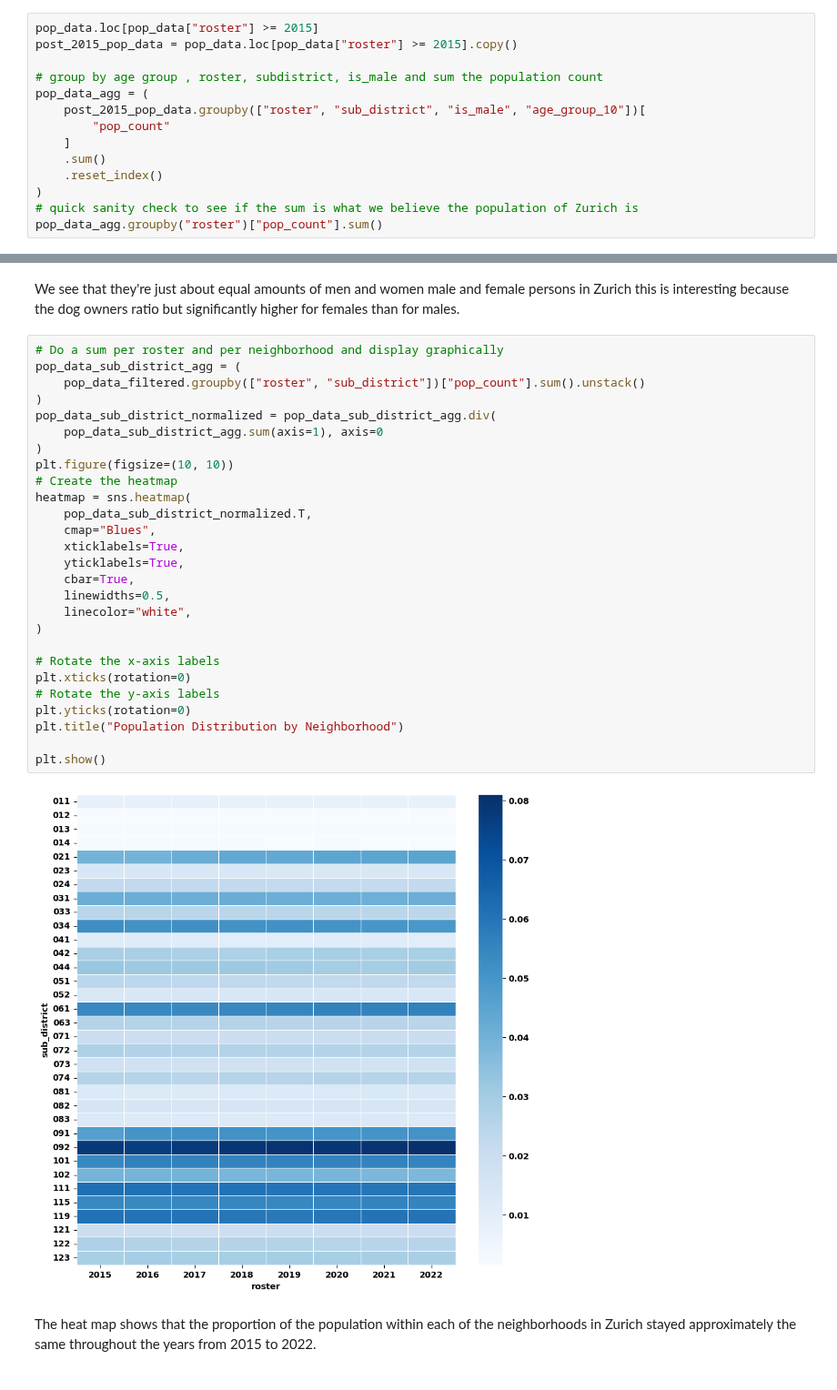
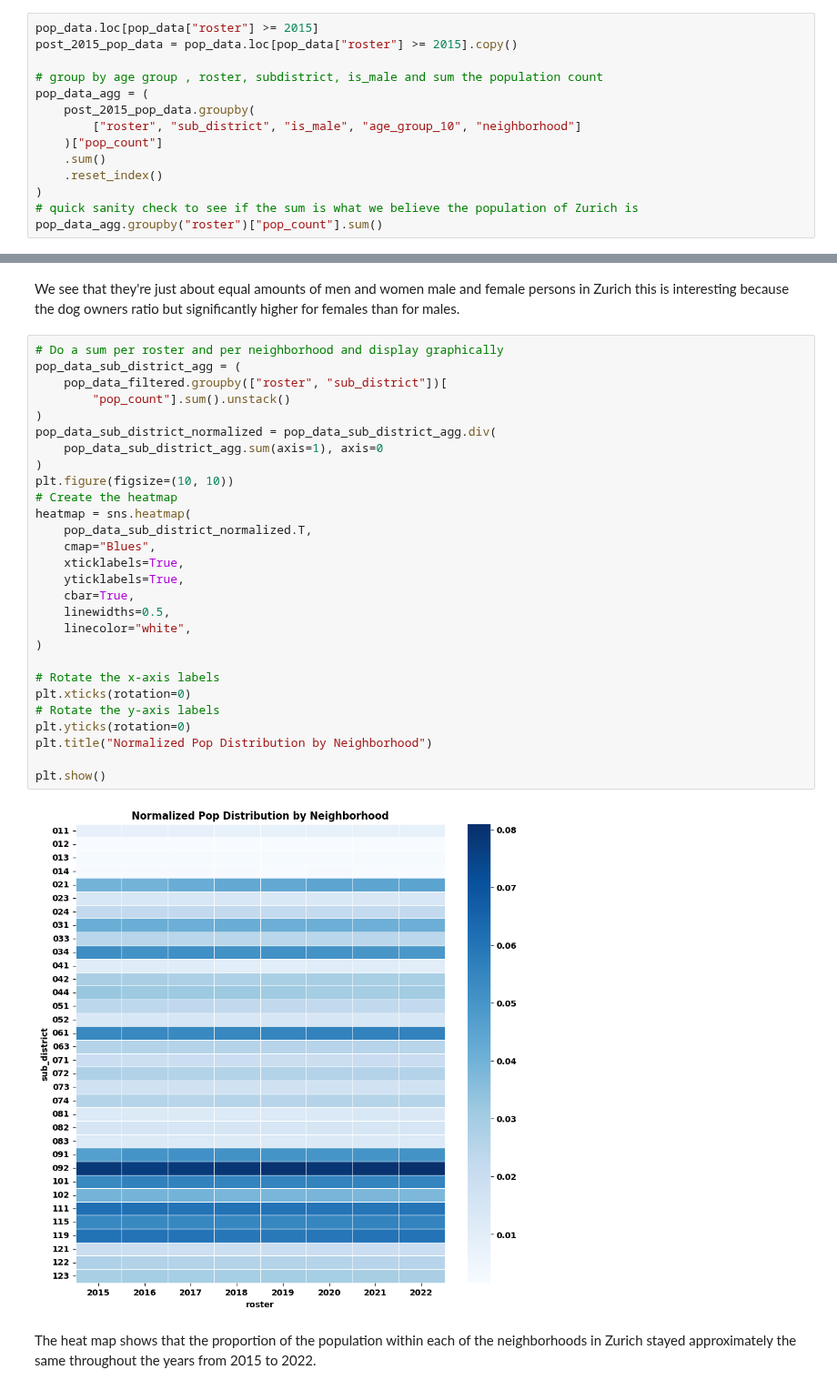
Before and after one commit to jonnross88/Springboard, a Jupyter notebook: u20_data_storytelling/zurich.ipynb, the cells around one changed output, grey strips where cells are left out. Shown at 91% size. Saved outputs shown, nothing was run; the diff lists cells and outputs as text.

```diff
--- a/u20_data_storytelling/zurich.ipynb
+++ b/u20_data_storytelling/zurich.ipynb
@@ -1300,9 +1363,9 @@ post_2015_pop_data = pop_data.loc[pop_data["roster"] >= 2015].copy()
 
 # group by age group , roster, subdistrict, is_male and sum the population count
 pop_data_agg = (
-    post_2015_pop_data.groupby(["roster", "sub_district", "is_male", "age_group_10"])[
-        "pop_count"
-    ]
+    post_2015_pop_data.groupby(
+        ["roster", "sub_district", "is_male", "age_group_10", "neighborhood"]
+    )["pop_count"]
     .sum()
     .reset_index()
 )
@@ -1368,31 +1431,32 @@ We see that they're just about equal amounts of men and women male and female pe
 # %%
 # Do a sum per roster and per neighborhood and display graphically
 pop_data_sub_district_agg = (
-    pop_data_filtered.groupby(["roster", "sub_district"])["pop_count"].sum().unstack()
+    pop_data_filtered.groupby(["roster", "sub_district"])[
+        "pop_count"].sum().unstack()
 )
 pop_data_sub_district_normalized = pop_data_sub_district_agg.div(
     pop_data_sub_district_agg.sum(axis=1), axis=0
 )
 plt.figure(figsize=(10, 10))
 # Create the heatmap
 heatmap = sns.heatmap(
     pop_data_sub_district_normalized.T,
     cmap="Blues",
     xticklabels=True,
     yticklabels=True,
     cbar=True,
     linewidths=0.5,
     linecolor="white",
 )
 
 # Rotate the x-axis labels
 plt.xticks(rotation=0)
 # Rotate the y-axis labels
 plt.yticks(rotation=0)
-plt.title("Population Distribution by Neighborhood")
+plt.title("Normalized Pop Distribution by Neighborhood")
 
 plt.show()
 # %% [output]
-[figure, old version]
+[figure, new version]
 # %% [markdown]
 The heat map shows that the proportion of the population within each of the neighborhoods in Zurich stayed approximately the same throughout the years from 2015 to 2022.
```
Also changed, not shown: parts of 25 cells of this notebook, 1 other file.
